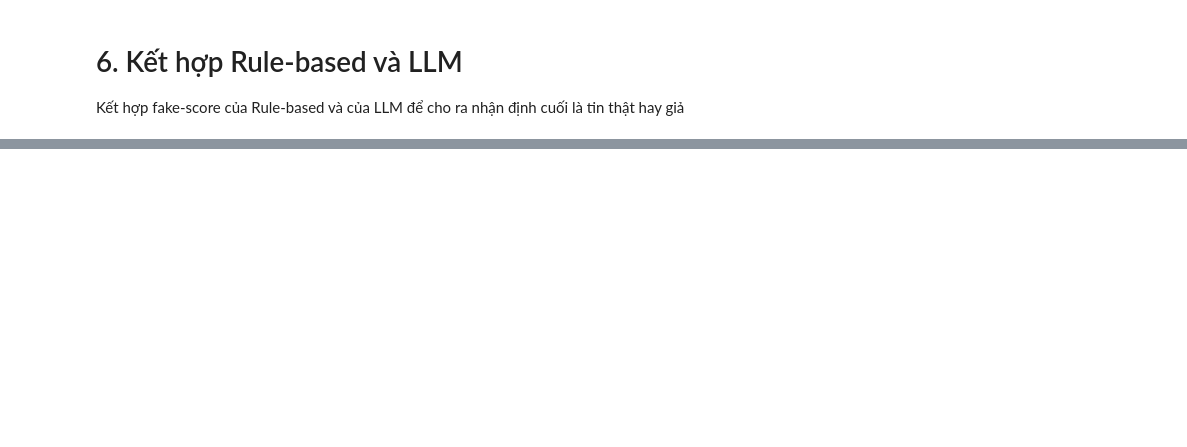
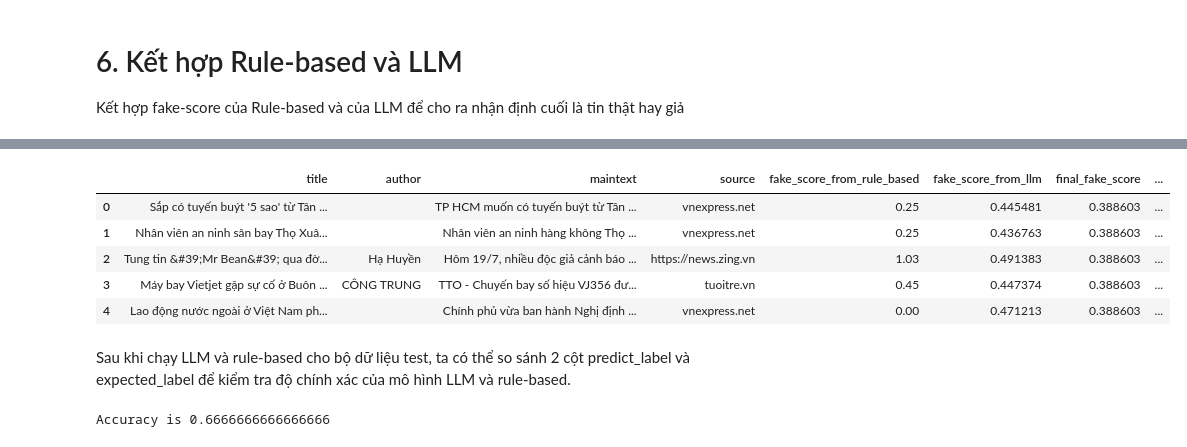
Before and after one commit to iammytran/fake-news-detector, a Jupyter notebook: main.ipynb, the cells around one changed output, grey strips where cells are left out. Cells and saved outputs as stored; diff of their text form; code cells hidden in the pictures; blank space fills up the shorter version.

```diff
--- a/truc-rule-based-sys_updated.ipynb
+++ b/main.ipynb
@@ -728,0 +696,16 @@ print(test_df.head())
+# %%
+def predict_fake_score(model, tokenizer, text, device):
+    model.eval()  # Set model to evaluation mode
+
+    # Tokenize the single input text
+    inputs = tokenizer(text, return_tensors="pt", padding=True, truncation=True, max_length=MAX_LENGTH)
+
+    # Move inputs to the same device as the model
+    input_ids = inputs["input_ids"].to(device)
+    attention_mask = inputs["attention_mask"].to(device)
+
+    with torch.no_grad():  # No gradient calculation needed
+        outputs = model(input_ids, attention_mask)
+        score = outputs.cpu().numpy().flatten()[0]  # Extract single score
+
+    return score
@@ -732,0 +733,59 @@ Kết hợp fake-score của Rule-based và của LLM để cho ra nhận địn
+# %%
+# Create lists to store results
+titles, authors, maintexts, sources, expected_labels = [], [], [], [], []
+rule_based_scores, llm_scores, final_fake_scores, predictions = [], [], [], []
+
+for title, maintext, author, source, expected_label in zip(test_df['title'], test_df['maintext'], test_df['authors'], test_df['source_domain'], test_df['target']):
+    fake_score_from_rule_based = rule_based_classification(source, author, title)['fake_score']
+    fake_score_from_llm = predict_fake_score(model, tokenizer, maintext, device)
+
+    # Calculate total fake score
+    final_fake_score = (fake_score_from_rule_based + fake_score_from_llm)/2
+
+    # Determine prediction
+    predict_label = "Fake" if final_fake_score > 0.5 else "Real"
+
+    # Append results to lists
+    titles.append(title)
+    authors.append(author)
+    maintexts.append(maintext)
+    sources.append(source)
+    rule_based_scores.append(fake_score_from_rule_based)
+    llm_scores.append(fake_score_from_llm)
+    final_fake_scores.append(final_fake_score)
+    predictions.append(predict_label)
+    expected_labels.append(expected_label)
+
+# Create new DataFrame
+result_df = pd.DataFrame({
+    "title": titles,
+    "author": authors,
+    "maintext": maintexts,
+    "source": sources,
+    "fake_score_from_rule_based": rule_based_scores,
+    "fake_score_from_llm": llm_scores,
+    "final_fake_score": final_fake_score,
+    "predict_label": predictions,
+    "expected_label": expected_labels
+})
+
+# Save DataFrame to CSV
+result_df.to_csv("results/fake_news_predictions.csv", index=False)
+
+# Display first few rows
+result_df.head()
+# %% [output]
+|  | title | author | maintext | source | fake_score_from_rule_based | fake_score_from_llm | final_fake_score | ... |
+| 0 | Sắp có tuyến buýt '5 sao' từ Tân ... |  | TP HCM muốn có tuyến buýt từ Tân ... | vnexpress.net | 0.25 | 0.445481 | 0.388603 | ... |
+| 1 | Nhân viên an ninh sân bay Thọ Xuâ... |  | Nhân viên an ninh hàng không Thọ ... | vnexpress.net | 0.25 | 0.436763 | 0.388603 | ... |
+| 2 | Tung tin &#39;Mr Bean&#39; qua đờ... | Hạ Huyền | Hôm 19/7, nhiều độc giả cảnh báo ... | https://news.zing.vn | 1.03 | 0.491383 | 0.388603 | ... |
+| 3 | Máy bay Vietjet gặp sự cố ở Buôn ... | CÔNG TRUNG | TTO - Chuyến bay số hiệu VJ356 đư... | tuoitre.vn | 0.45 | 0.447374 | 0.388603 | ... |
+| 4 | Lao động nước ngoài ở Việt Nam ph... |  | Chính phủ vừa ban hành Nghị định ... | vnexpress.net | 0.00 | 0.471213 | 0.388603 | ... |
+# %% [markdown]
+Sau khi chạy LLM và rule-based cho bộ dữ liệu test, ta có thể so sánh 2 cột predict_label và expected_label để kiểm tra độ chính xác của mô hình LLM và rule-based.
+# %%
+accuracy = (result_df["predict_label"] == result_df["expected_label"]).mean()
+
+print (f"Accuracy is {accuracy}")
+# %% [output]
+Accuracy is 0.6666666666666666
```
Also changed, not shown: parts of 13 cells of this notebook.
